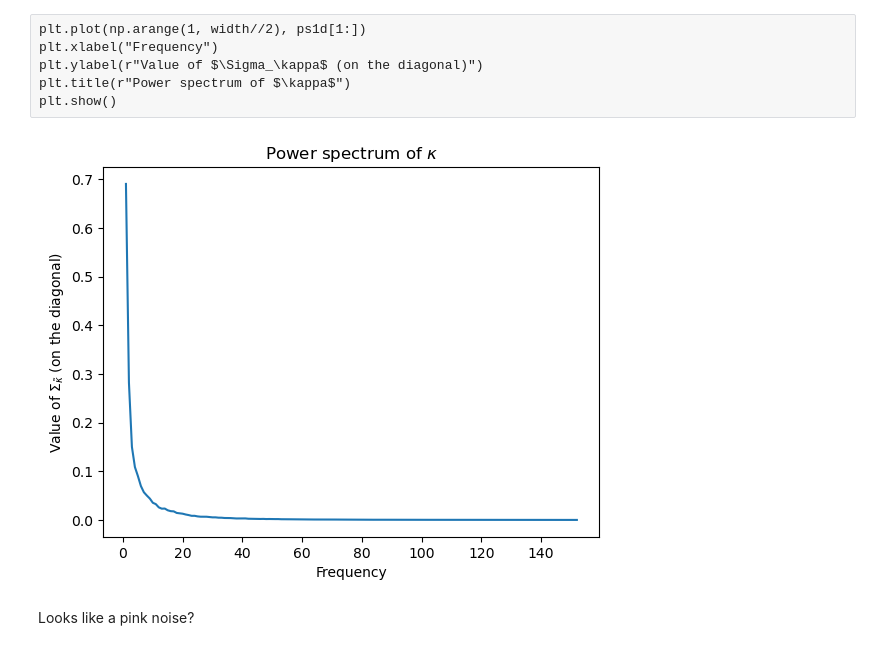
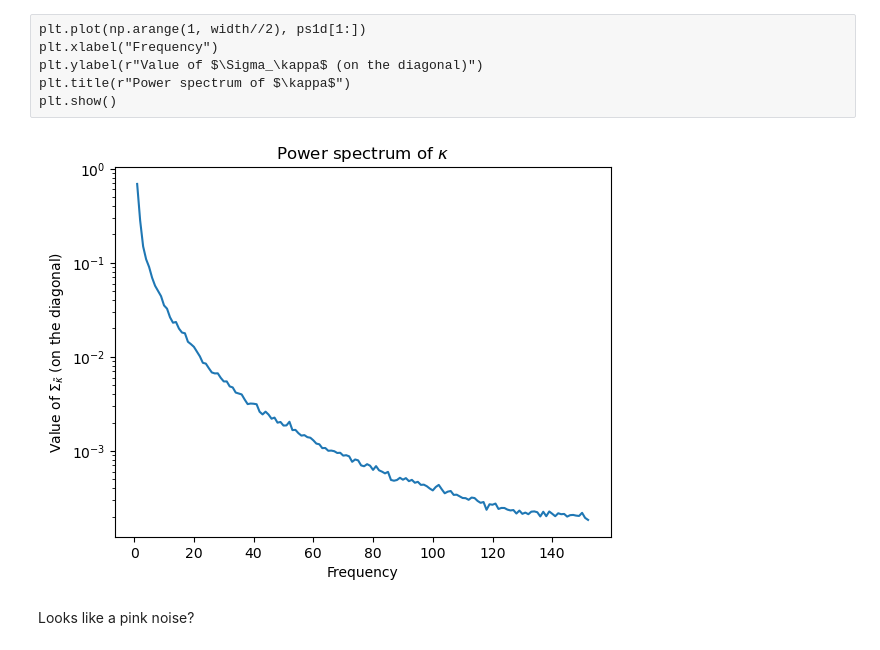
Before and after one commit to hubert-leterme/weaklensing_uq, a Jupyter notebook: notebooks/2024-02-28.ipynb, the cells around one changed output. Drawn from its saved outputs; the diff is of its cells as text; code cells hidden in the pictures.

```diff
--- a/notebooks/2024-02-28.ipynb
+++ b/notebooks/2024-02-28.ipynb
@@ -268,12 +202,13 @@ powerspectrum_1d = (powerspectrum[0, :] + powerspectrum[:, 0]) / 2 # assumed iso
 %xdel kappa_ps
 # %%
 plt.plot(np.arange(1, width//2), powerspectrum_1d[1:])
+plt.yscale('log')
 plt.xlabel("Frequency")
 plt.ylabel(r"Value of $\Sigma_\tilde{\kappa}$ (on the diagonal)")
 plt.title(r"Power spectrum of $\kappa$")
 plt.show()
 # %% [output]
-[figure, old version]
+[figure, new version]
 # %% [markdown]
 Looks like a pink noise?
 # %% [markdown]
```
Also changed, not shown: parts of 15 cells of this notebook, 1 other file.
